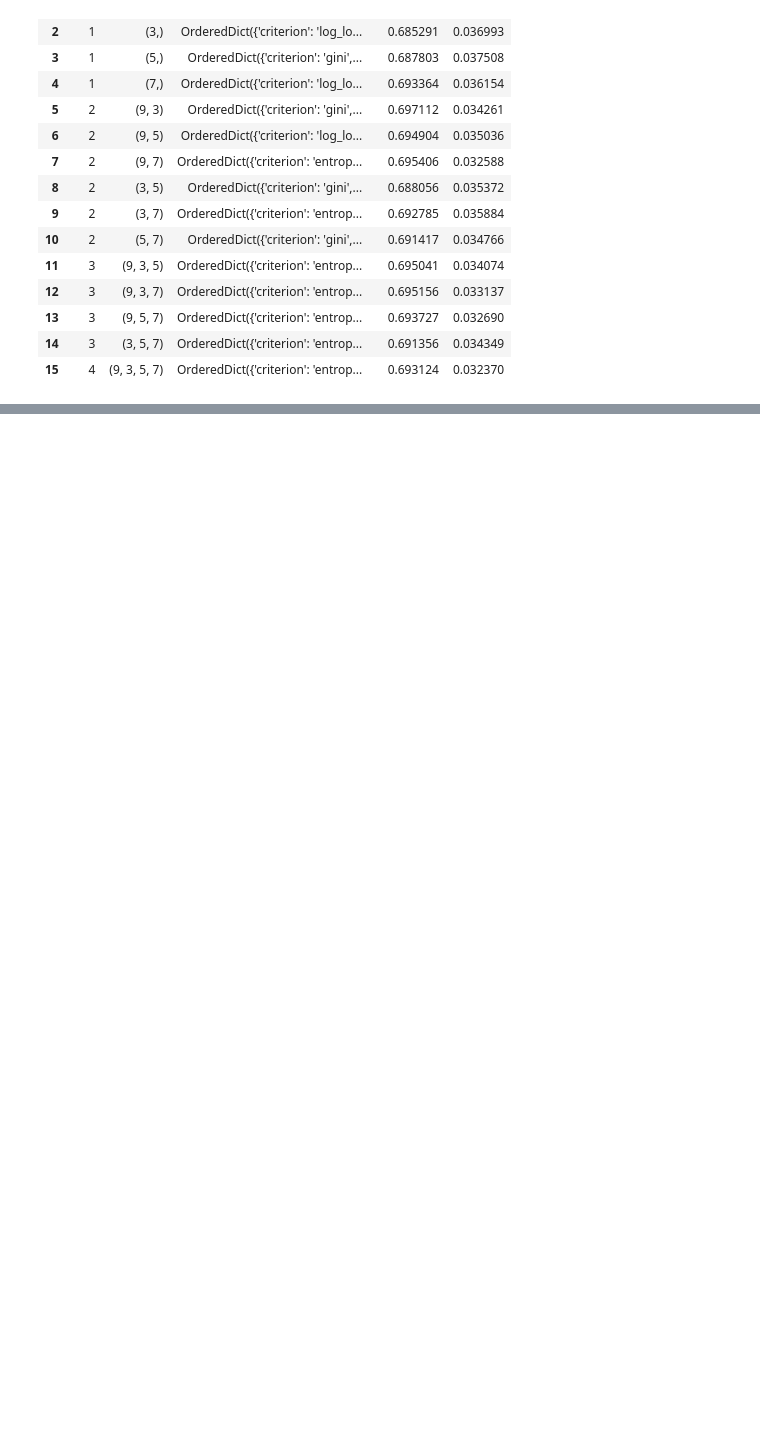
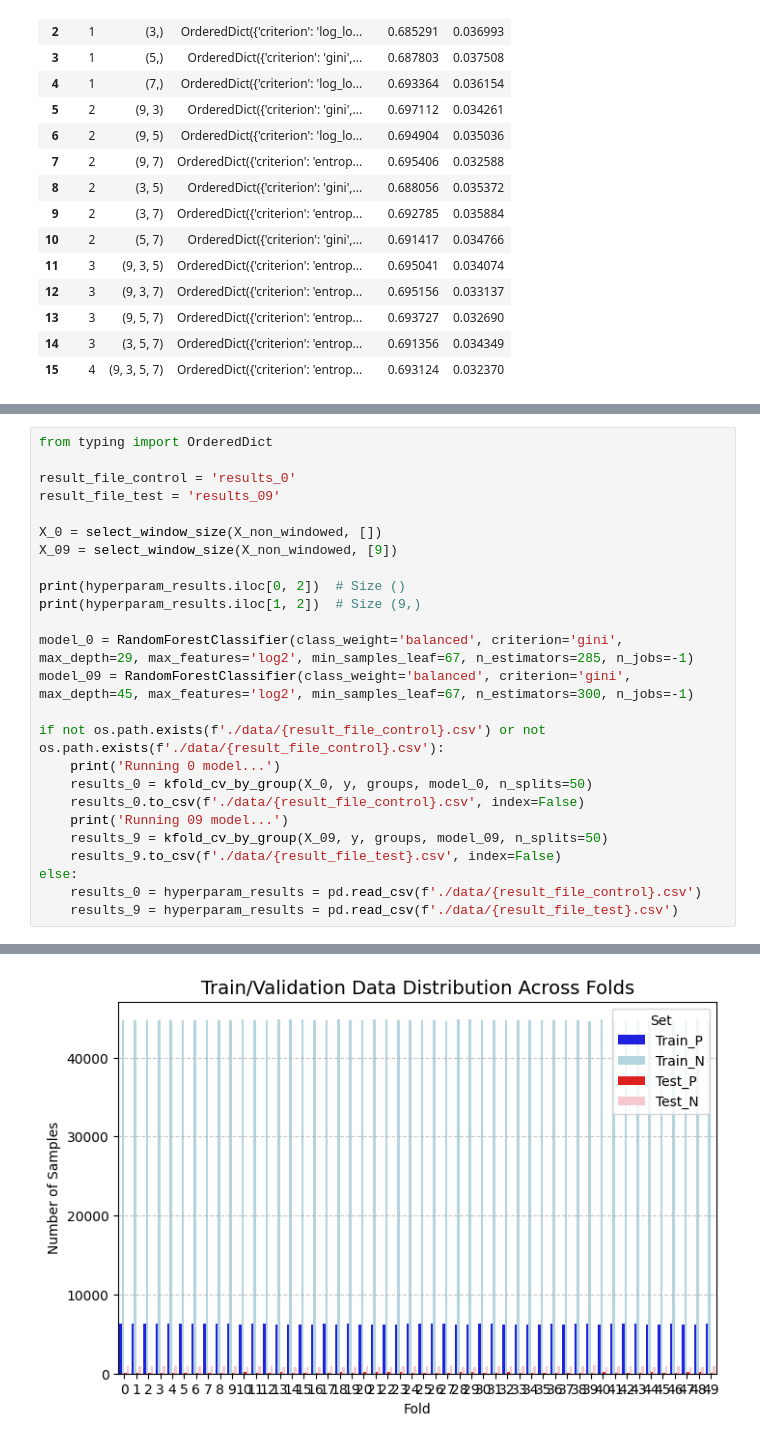
Before and after one commit to LuminousCodeGH/scientific-machine-learning-project, a Jupyter notebook: random_forest_window_experiment.ipynb, the cells around one changed output, grey strips where cells are left out. Cells and saved outputs as stored; diff of their text form; blank space fills up the shorter version.

Commit message:
Test zero and wm_9 with more folds

```diff
--- a/random_forest_window_experiment.ipynb
+++ b/random_forest_window_experiment.ipynb
@@ -168,0 +215,26 @@ plot_window_performance(hyperparam_results, 'auc', 'Window Sizes Performance Inc
+# %%
+from typing import OrderedDict
+
+result_file_control = 'results_0'
+result_file_test = 'results_09'
+
+X_0 = select_window_size(X_non_windowed, [])
+X_09 = select_window_size(X_non_windowed, [9])
+
+print(hyperparam_results.iloc[0, 2])  # Size ()
+print(hyperparam_results.iloc[1, 2])  # Size (9,)
+
+model_0 = RandomForestClassifier(class_weight='balanced', criterion='gini', max_depth=29, max_features='log2', min_samples_leaf=67, n_estimators=285, n_jobs=-1)
+model_09 = RandomForestClassifier(class_weight='balanced', criterion='gini', max_depth=45, max_features='log2', min_samples_leaf=67, n_estimators=300, n_jobs=-1)
+
+if not os.path.exists(f'./data/{result_file_control}.csv') or not os.path.exists(f'./data/{result_file_control}.csv'):
+	print('Running 0 model...')
+	results_0 = kfold_cv_by_group(X_0, y, groups, model_0, n_splits=50)
+	results_0.to_csv(f'./data/{result_file_control}.csv', index=False)
+	print('Running 09 model...')
+	results_9 = kfold_cv_by_group(X_09, y, groups, model_09, n_splits=50)
+	results_9.to_csv(f'./data/{result_file_test}.csv', index=False)
+else:
+	results_0 = hyperparam_results = pd.read_csv(f'./data/{result_file_control}.csv')
+	results_9 = hyperparam_results = pd.read_csv(f'./data/{result_file_test}.csv')
+# %% [output]
@@ -168,0 +258 @@ plot_window_performance(hyperparam_results, 'auc', 'Window Sizes Performance Inc
+[figure, added]
```
Also changed, not shown: parts of 7 cells of this notebook, 2 other files.
